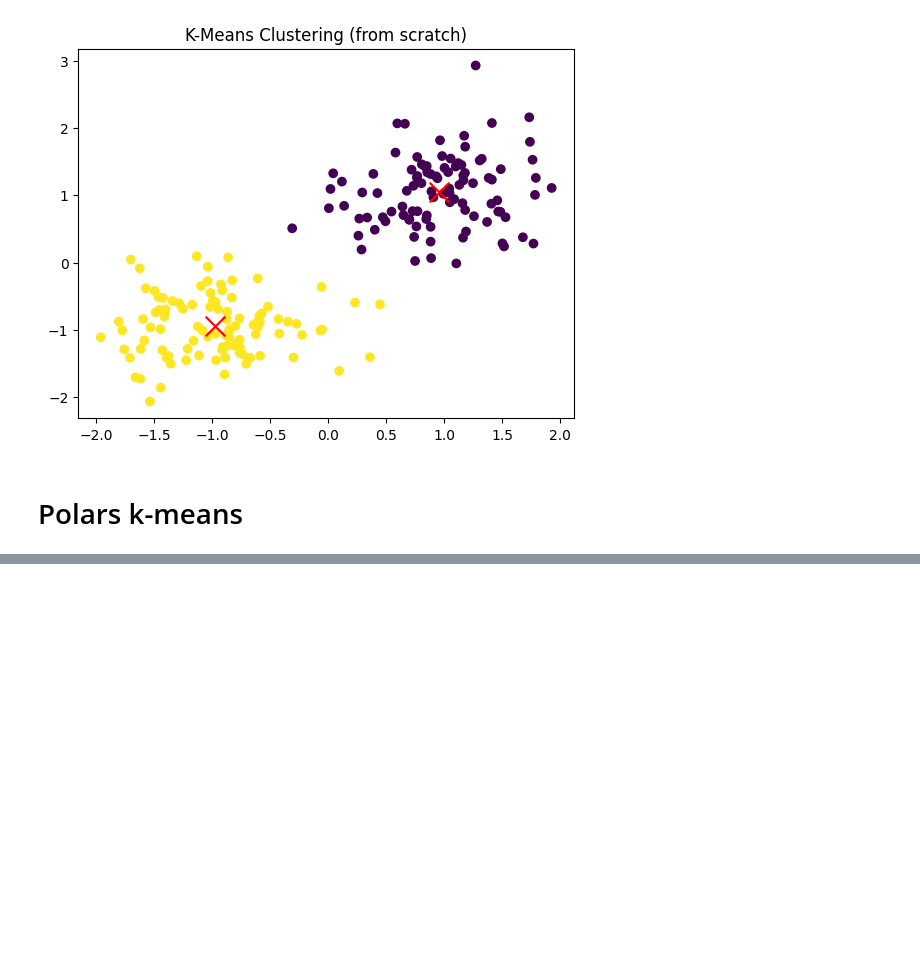
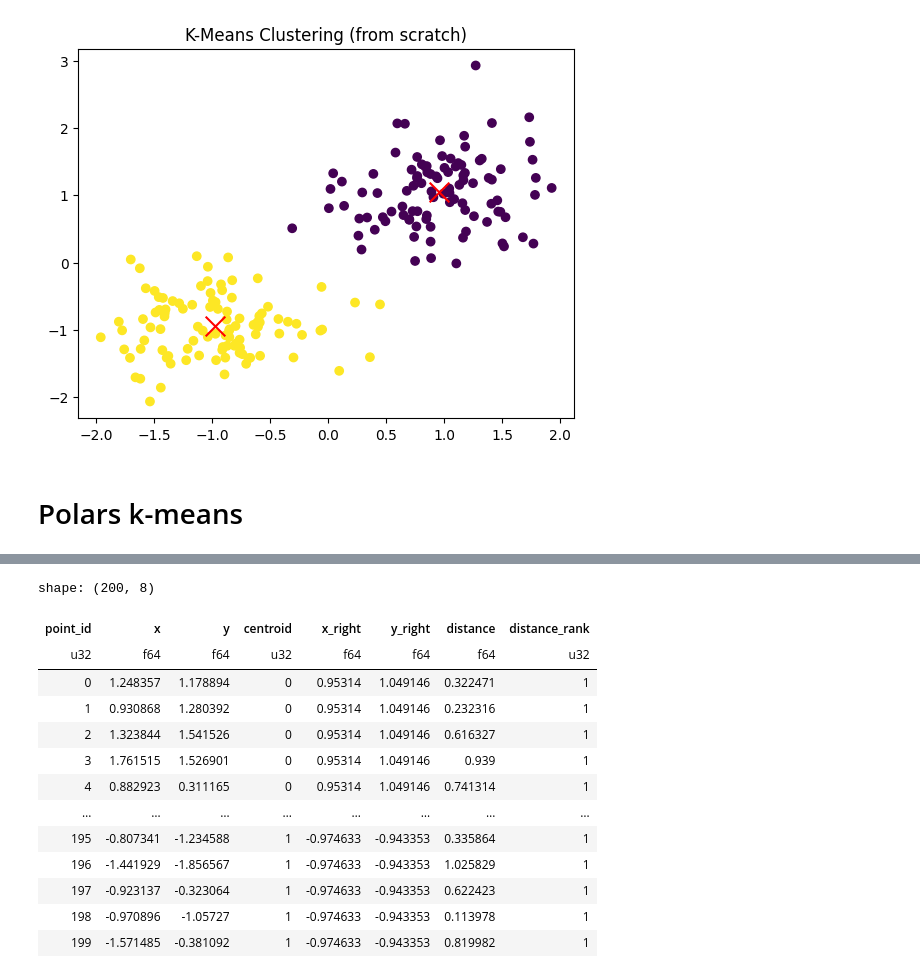
Before and after one commit to ongxuanhong/polar_duckdb_benchmarks, a Jupyter notebook: 04_kmeans.ipynb, the cells around one changed output, grey strips where cells are left out. Drawn from its saved outputs; the diff is of its cells as text; code cells hidden in the pictures; blank space fills up the shorter version.

```diff
--- a/04_kmeans.ipynb
+++ b/04_kmeans.ipynb
@@ -259,0 +177,20 @@ plt.show()
+# %%
+import polars as pl
+
+# Example dataset: Create some simple 2D data points
+np.random.seed(42)
+data = pd.DataFrame(
+    {
+        "x": np.concatenate(
+            [np.random.randn(100) * 0.5 + 1, np.random.randn(100) * 0.5 - 1]
+        ),
+        "y": np.concatenate(
+            [np.random.randn(100) * 0.5 + 1, np.random.randn(100) * 0.5 - 1]
+        ),
+    }
+)
+
+data = pl.DataFrame(data)
+data = data.with_row_index()
+data = data.rename({"index": "point_id"})
+data
@@ -259,0 +289,17 @@ plt.show()
+# %%
+final_assignment
+# %% [output]
+shape: (200, 8)
+| point_id | x | y | centroid | x_right | y_right | distance | distance_rank |
+| u32 | f64 | f64 | u32 | f64 | f64 | f64 | u32 |
+| 0 | 1.248357 | 1.178894 | 0 | 0.95314 | 1.049146 | 0.322471 | 1 |
+| 1 | 0.930868 | 1.280392 | 0 | 0.95314 | 1.049146 | 0.232316 | 1 |
+| 2 | 1.323844 | 1.541526 | 0 | 0.95314 | 1.049146 | 0.616327 | 1 |
+| 3 | 1.761515 | 1.526901 | 0 | 0.95314 | 1.049146 | 0.939 | 1 |
+| 4 | 0.882923 | 0.311165 | 0 | 0.95314 | 1.049146 | 0.741314 | 1 |
+| … | … | … | … | … | … | … | … |
+| 195 | -0.807341 | -1.234588 | 1 | -0.974633 | -0.943353 | 0.335864 | 1 |
+| 196 | -1.441929 | -1.856567 | 1 | -0.974633 | -0.943353 | 1.025829 | 1 |
+| 197 | -0.923137 | -0.323064 | 1 | -0.974633 | -0.943353 | 0.622423 | 1 |
+| 198 | -0.970896 | -1.05727 | 1 | -0.974633 | -0.943353 | 0.113978 | 1 |
+| 199 | -1.571485 | -0.381092 | 1 | -0.974633 | -0.943353 | 0.819982 | 1 |
```
Also changed, not shown: parts of 6 cells of this notebook.
